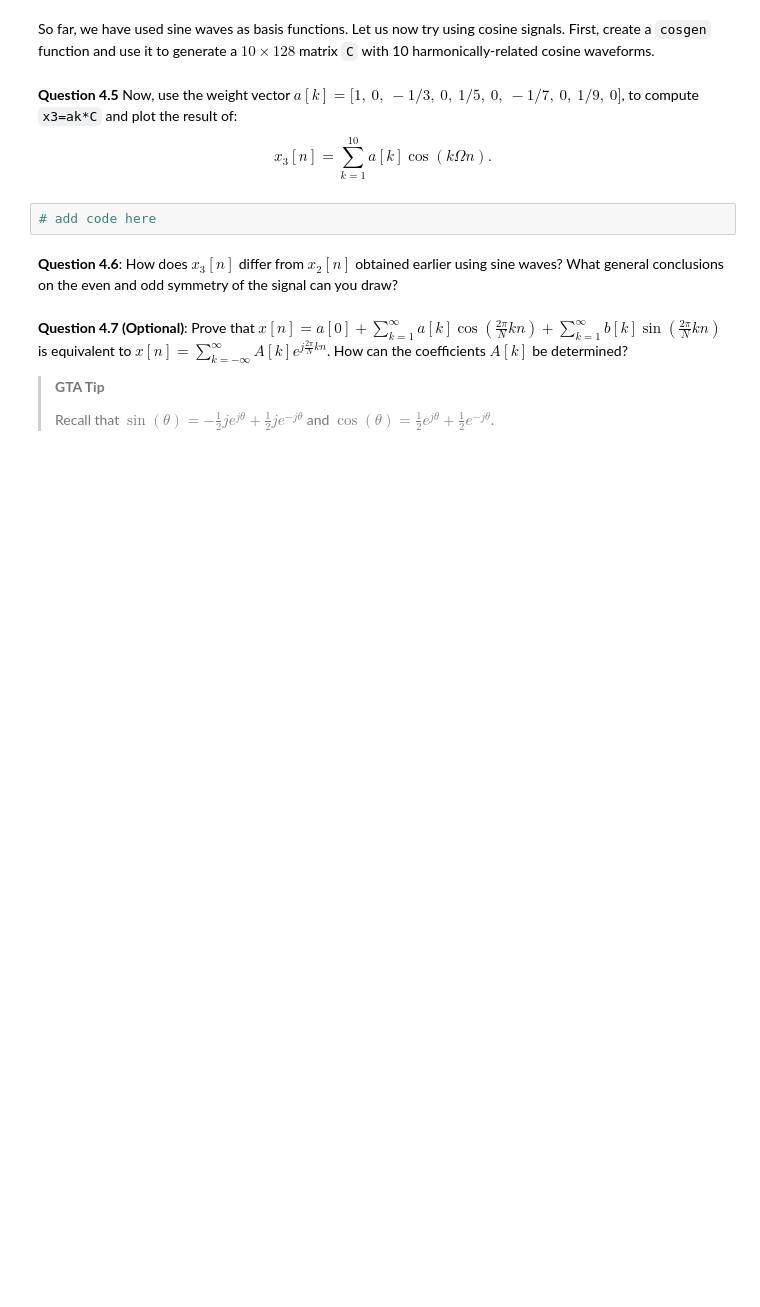
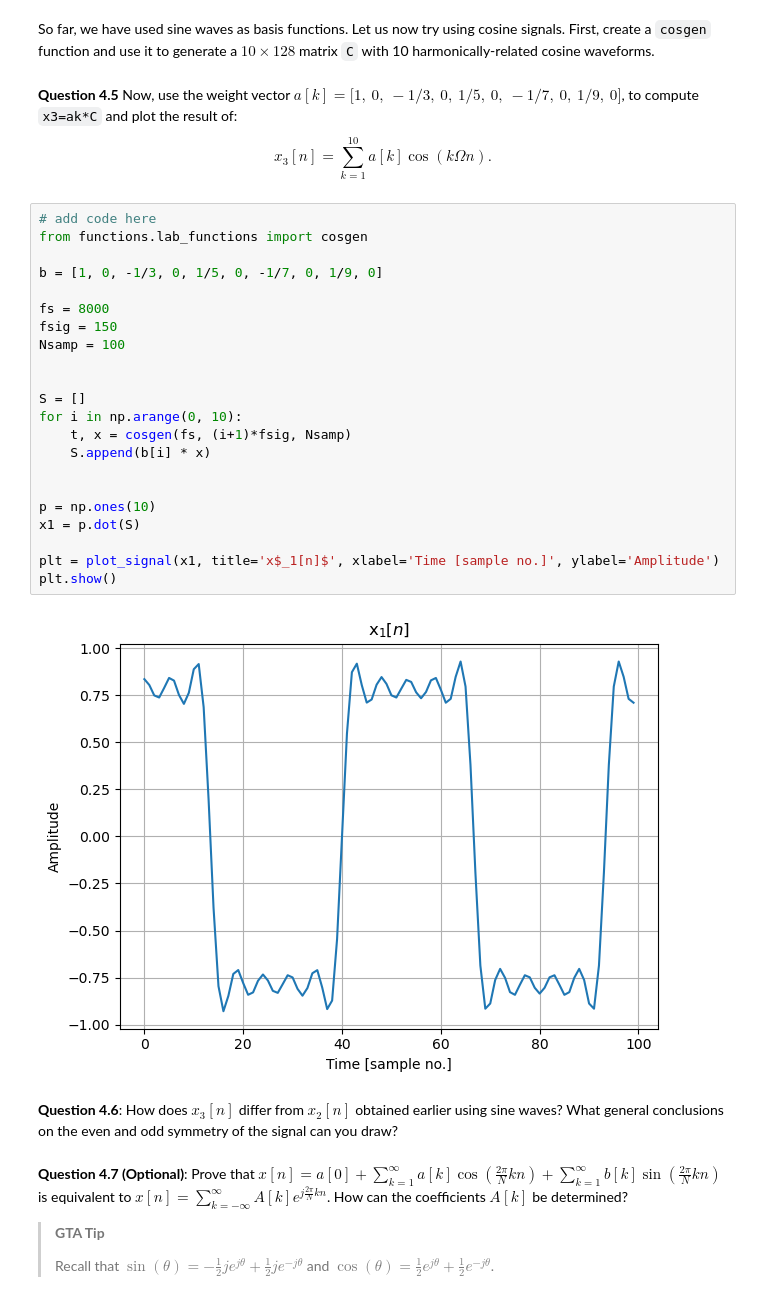
Before and after one commit to LH-and-FPGA/sap-EE2-SS-LAB, a Jupyter notebook: EX4 - Fourier.ipynb, the cells around one changed output. Cells and saved outputs as stored; diff of their text form; blank space fills up the shorter version.

```diff
--- a/EX4 - Fourier.ipynb
+++ b/EX4 - Fourier.ipynb
@@ -71,6 +93,28 @@ So far, we have used sine waves as basis functions. Let us now try using cosine
 $$x_3[n]=\sum_{k=1}^{10}a[k]\cos(k \Omega n).$$
 # %%
 # add code here
+from functions.lab_functions import cosgen
+
+b = [1, 0, -1/3, 0, 1/5, 0, -1/7, 0, 1/9, 0]
+
+fs = 8000
+fsig = 150
+Nsamp = 100
+
+
+S = []
+for i in np.arange(0, 10):
+    t, x = cosgen(fs, (i+1)*fsig, Nsamp)
+    S.append(b[i] * x)
+
+
+p = np.ones(10)
+x1 = p.dot(S)
+
+plt = plot_signal(x1, title='x$_1[n]$', xlabel='Time [sample no.]', ylabel='Amplitude')
+plt.show()
+# %% [output]
+[figure, added]
 # %% [markdown]
 **Question 4.6**: How does $x_3[n]$ differ from $x_2[n]$ obtained earlier using sine waves? What general conclusions on the even and odd symmetry of the signal can you draw?
 # %% [markdown]
```
Also changed, not shown: parts of 2 cells of this notebook.
